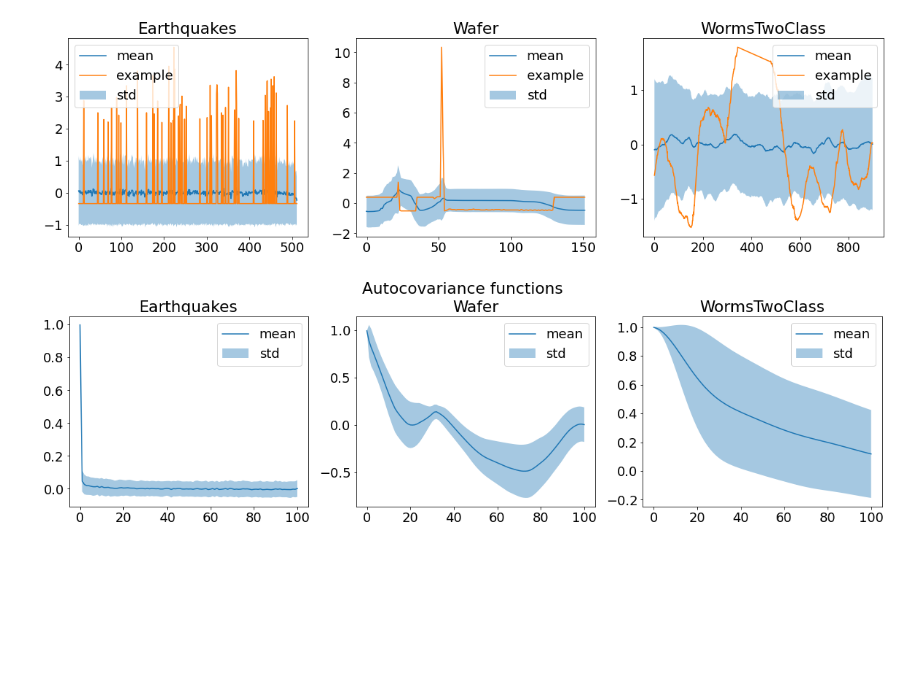
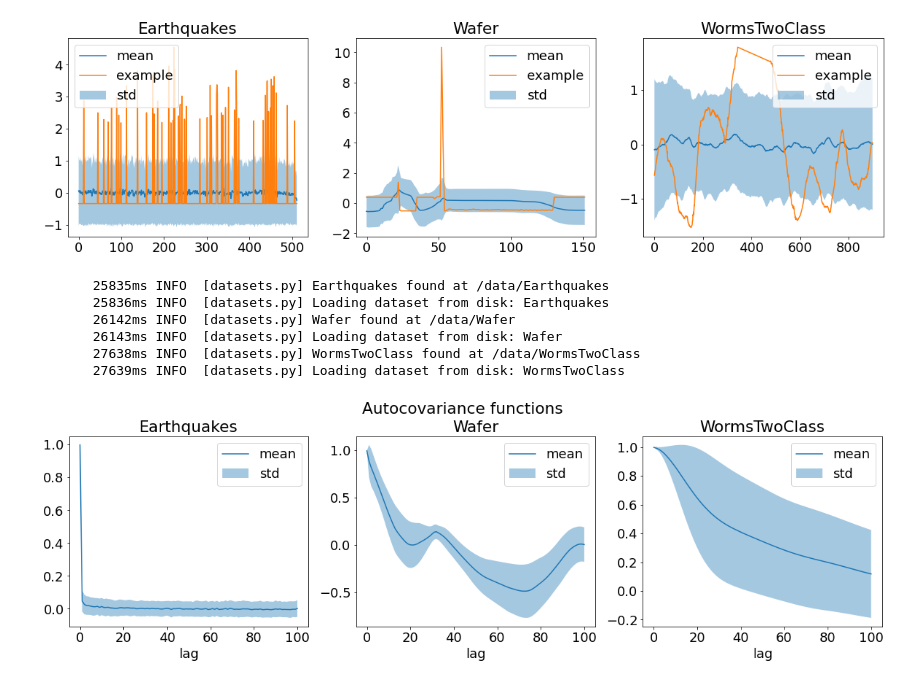
Before and after one commit to decarpentierg/laplacian-score-4-time-series, a Jupyter notebook: doc/explore_data.ipynb, the cells around one changed output. Drawn from its saved outputs; the diff is of its cells as text; code cells hidden in the pictures; blank space fills up the shorter version.

Commit message:
add xlabel in autocovariance plots

```diff
--- a/doc/explore_data.ipynb
+++ b/doc/explore_data.ipynb
@@ -62,26 +62,33 @@ plt.show()
 # %%
 %matplotlib inline
 np.random.seed(3)
 nlags = 100
 
 plt.rcParams.update({'font.size': 18})
 fig, ax = plt.subplots(1, 3, figsize=(20, 5))
 
 for i, ds in enumerate([earthquakes_ds, wafer_ds, worms_ds]):
     a = np.array(ds.data.iloc[:, :-1])
     acov = np.zeros((a.shape[0], nlags + 1))
     for k in range(a.shape[0]):
         acov[k] = acovf(a[k], adjusted=True, nlag=nlags, fft=False)
     acov_mean = acov.mean(axis=0)
     acov_std = acov.std(axis=0)
     idx = np.arange(nlags + 1)
     ax[i].plot(idx, acov_mean, label='mean')
     ax[i].fill_between(idx, acov_mean - acov_std, acov_mean + acov_std, alpha=0.4, label='std')
     ax[i].legend()
     ax[i].set_title(ds.name)
+    ax[i].set_xlabel('lag')
 plt.suptitle('Autocovariance functions')
 plt.subplots_adjust(top=0.85)
 plt.savefig('figures/ds_acov.png', bbox_inches='tight')
 plt.show()
 # %% [output]
+       25835ms INFO  [datasets.py] Earthquakes found at /data/Earthquakes
+       25836ms INFO  [datasets.py] Loading dataset from disk: Earthquakes
+       26142ms INFO  [datasets.py] Wafer found at /data/Wafer
+       26143ms INFO  [datasets.py] Loading dataset from disk: Wafer
+       27638ms INFO  [datasets.py] WormsTwoClass found at /data/WormsTwoClass
+       27639ms INFO  [datasets.py] Loading dataset from disk: WormsTwoClass
-[figure, old version]
+[figure, new version]
```
Also changed, not shown: parts of 1 cell of this notebook.
